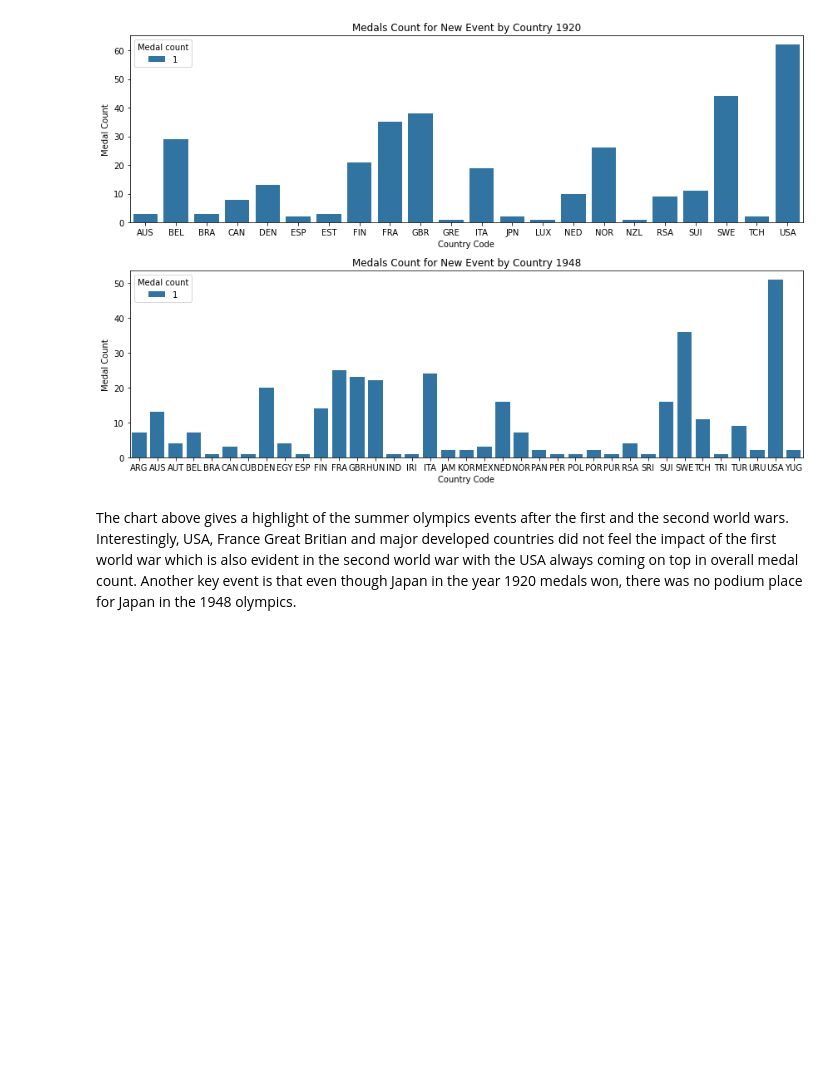
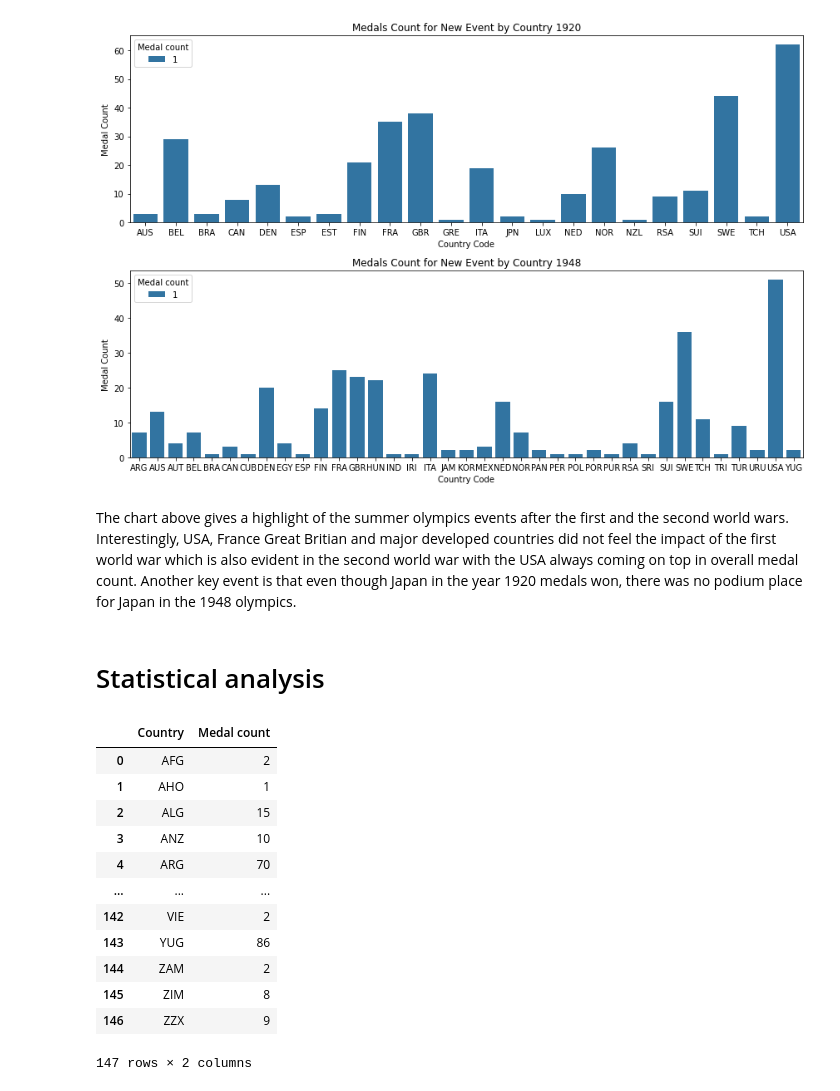
Before and after one commit to TomHOldershaw/Project_1_Team_2, a Jupyter notebook: Notebooks/Q2 - visualisation.ipynb, the cells around one changed output. Saved outputs shown, nothing was run; the diff lists cells and outputs as text; code cells hidden in the pictures; blank space fills up the shorter version.

Commit message:
Adding statistical analysis

```diff
--- a/Notebooks/Q2 - visualisation.ipynb
+++ b/Notebooks/Q2 - visualisation.ipynb
@@ -305,3 +305,22 @@ plt.show()
 [figure]
 # %% [markdown]
 The chart above gives a highlight of the summer olympics events after the first and the second world wars. Interestingly, USA, France Great Britian and major developed countries did not feel the impact of the first world war which is also evident in the second world war with the USA always coming on top in overall medal count. Another key event is that even though Japan in the year 1920 medals won, there was no podium place for Japan in the 1948 olympics.
+# %% [markdown]
+# Statistical analysis
+# %%
+per_country = final_df.groupby("Country")["Medal count"].sum().reset_index()
+per_country
+# %% [output]
+|  | Country | Medal count |
+| 0 | AFG | 2 |
+| 1 | AHO | 1 |
+| 2 | ALG | 15 |
+| 3 | ANZ | 10 |
+| 4 | ARG | 70 |
+| ... | ... | ... |
+| 142 | VIE | 2 |
+| 143 | YUG | 86 |
+| 144 | ZAM | 2 |
+| 145 | ZIM | 8 |
+| 146 | ZZX | 9 |
+147 rows × 2 columns
```
Also changed, not shown: parts of 3 cells of this notebook, 1 other file.
